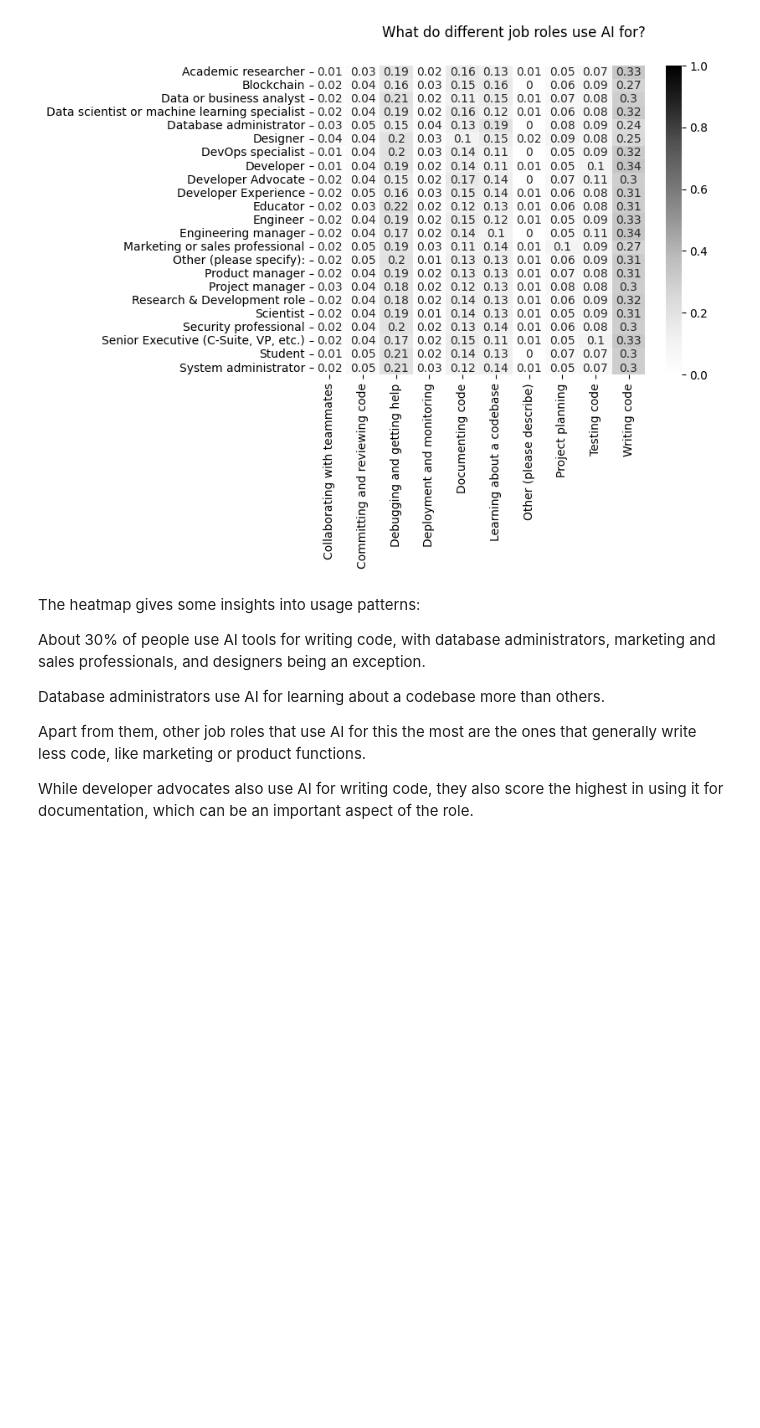
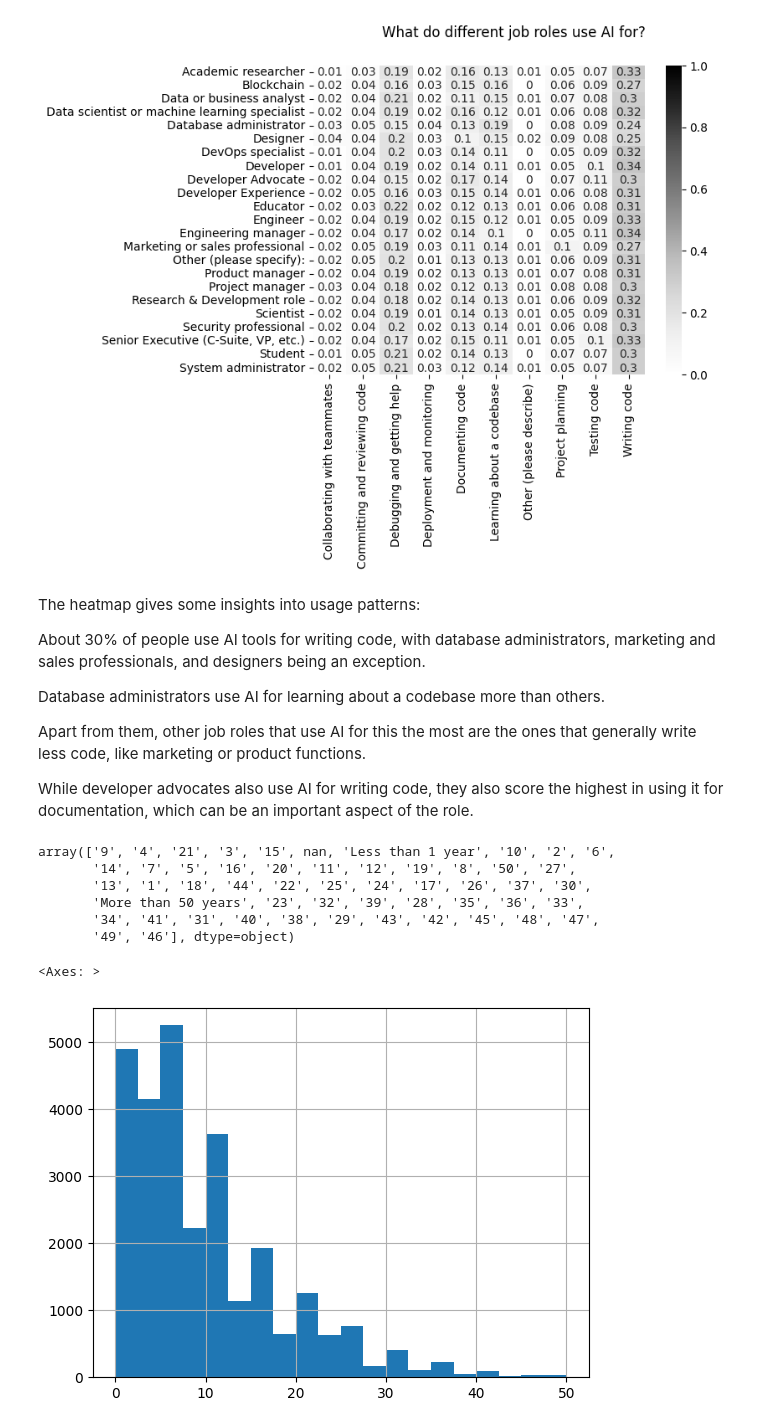
Before and after one commit to jeremysb1/data_analysis_projects, a Jupyter notebook: categorical_data.ipynb, the cells around one changed output. Cells and saved outputs as stored; diff of their text form; code cells hidden in the pictures; blank space fills up the shorter version.

Commit message:
added histogram

```diff
--- a/categorical_data.ipynb
+++ b/categorical_data.ipynb
@@ -689,3 +689,26 @@ Apart from them, other job roles that use AI for this the most are the ones that
 
 
 While developer advocates also use AI for writing code, they also score the highest in using it for documentation, which can be an important aspect of the role.
+# %%
+survey_ai_users["YearsCodePro"].unique()
+# %% [output]
+array(['9', '4', '21', '3', '15', nan, 'Less than 1 year', '10', '2', '6',
+       '14', '7', '5', '16', '20', '11', '12', '19', '8', '50', '27',
+       '13', '1', '18', '44', '22', '25', '24', '17', '26', '37', '30',
+       'More than 50 years', '23', '32', '39', '28', '35', '36', '33',
+       '34', '41', '31', '40', '38', '29', '43', '42', '45', '48', '47',
+       '49', '46'], dtype=object)
+# %%
+survey_ai_users["YearsCodePro"] = (
+    survey_ai_users["YearsCodePro"]
+    .replace({
+        'Less than 1 year': 0,
+        'More than 50 years': 50
+    })
+    .astype(float) # to account for NULLs
+)
+# %%
+survey_ai_users["YearsCodePro"].hist(bins=20)
+# %% [output]
+<Axes: >
+[figure, added]
```
